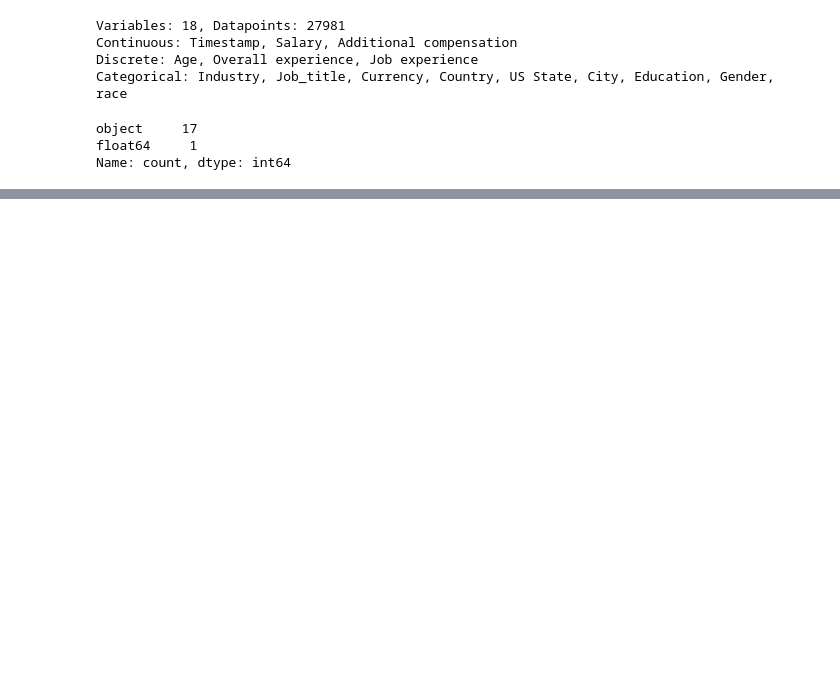
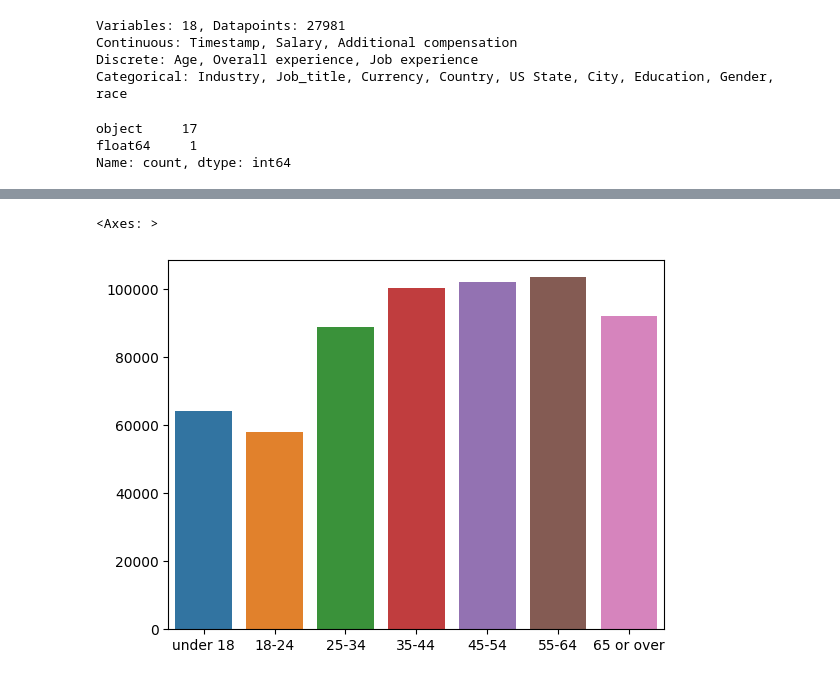
Before and after one commit to pcs03/foe-exercises, a Jupyter notebook: statistics/ws1/salaries.ipynb, the cells around one changed output, grey strips where cells are left out. Saved outputs shown, nothing was run; the diff lists cells and outputs as text; code cells hidden in the pictures; blank space fills up the shorter version.

Commit message:
Add a plot in ws1 excercise

```diff
--- a/statistics/ws1/salaries.ipynb
+++ b/statistics/ws1/salaries.ipynb
@@ -82,0 +159,8 @@ Name: count, dtype: int64
+# %%
+
+df['income'] = df.apply(lambda row: row['income'] * curr[row['currency']], axis=1)
+
+# Corrected for currency, so remove currency column
+df = df.drop('currency', axis=1)
+
+df.head()
@@ -82,0 +209,4 @@ Name: count, dtype: int64
+# %%
+df = df.drop(['industry', 'job_title', 'city'], axis=1)
+
+df.isnull().sum()
@@ -82,0 +225,4 @@ Name: count, dtype: int64
+# %%
+# Remove fields where no education, gender, or race is given
+
+df = df[df['gender'].notna() & df['education'].notna() & df['race'].notna()]
@@ -82,0 +259,16 @@ Name: count, dtype: int64
+# %%
+age_income = df.groupby('age')['income'].mean()
+
+
+
+# Move under 18 row to first
+age_income_order = []
+age_income_labels = []
+
+age_income_order.append(age_income[6])
+age_income_order.extend(age_income[0:6])
+
+age_income_labels.append(age_income.keys()[6])
+age_income_labels.extend(age_income.keys()[0:6])
+
+age_income_order
@@ -82,0 +283,5 @@ Name: count, dtype: int64
+# %%
+sns.barplot(x=age_income_labels, y=age_income_order)
+# %% [output]
+<Axes: >
+[figure, added]
```
Also changed, not shown: parts of 22 cells of this notebook.
